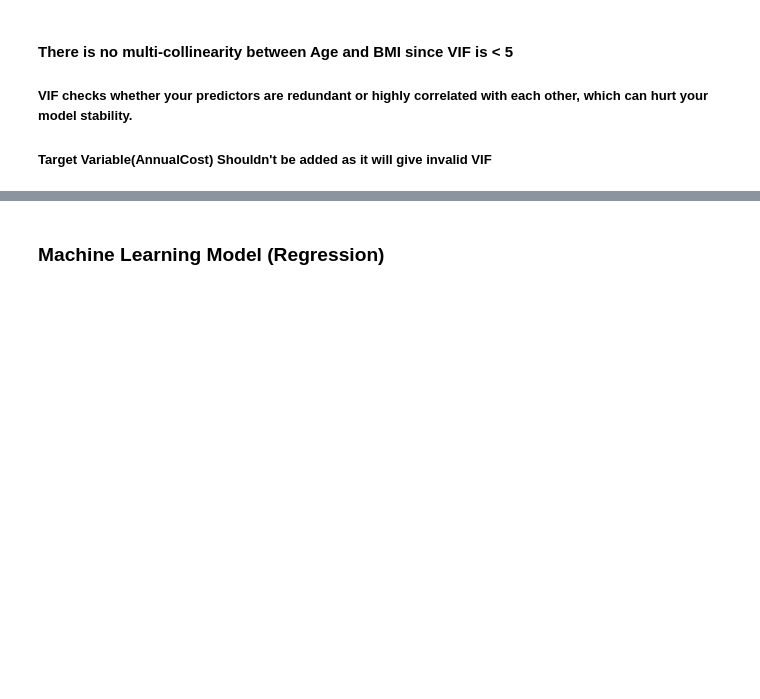
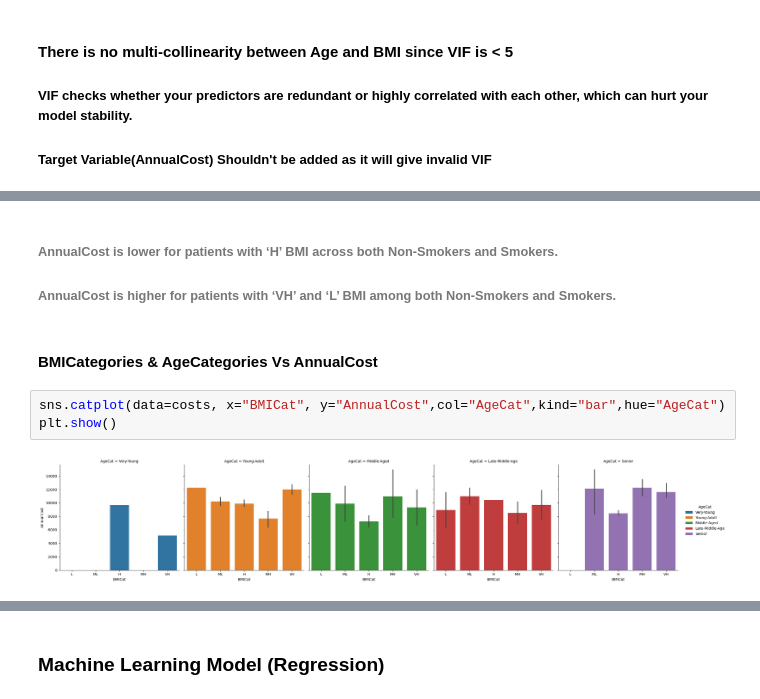
Before and after one commit to sumaaithal/Health_Care_Costs, a Jupyter notebook: notebook.ipynb, the cells around one changed output, grey strips where cells are left out. Cells and saved outputs as stored; diff of their text form; blank space fills up the shorter version.

```diff
--- a/notebook.ipynb
+++ b/notebook.ipynb
@@ -187,0 +262,10 @@ print(vif)
+# %% [markdown]
+###### AnnualCost is lower for patients with ‘H’ BMI across both Non-Smokers and Smokers.
+###### AnnualCost is higher for patients with ‘VH’ and ‘L’ BMI among both Non-Smokers and Smokers.
+# %% [markdown]
+#### BMICategories & AgeCategories Vs AnnualCost
+# %%
+sns.catplot(data=costs, x="BMICat", y="AnnualCost",col="AgeCat",kind="bar",hue="AgeCat")
+plt.show()
+# %% [output]
+[figure, added]
```
Also changed, not shown: parts of 54 cells of this notebook.
